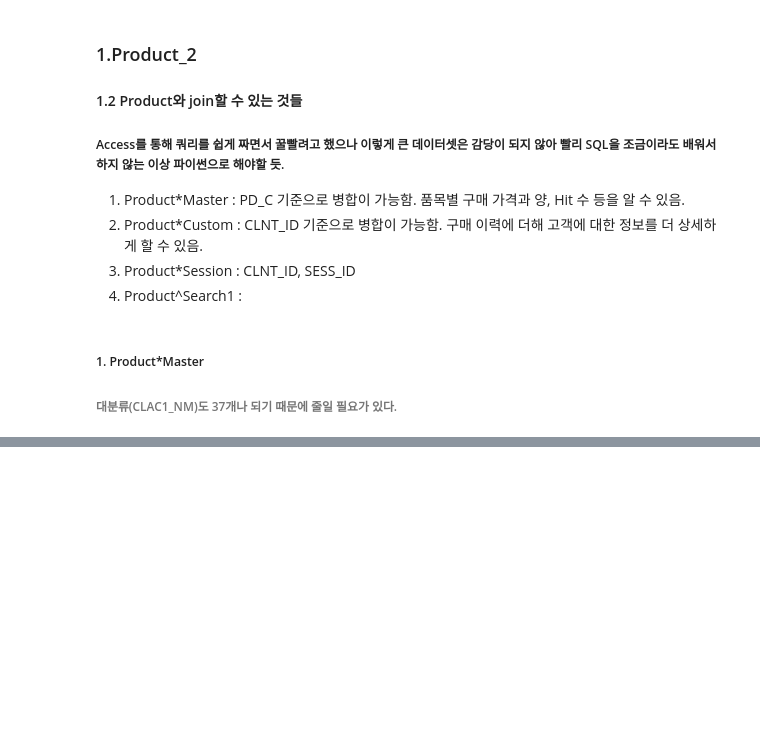
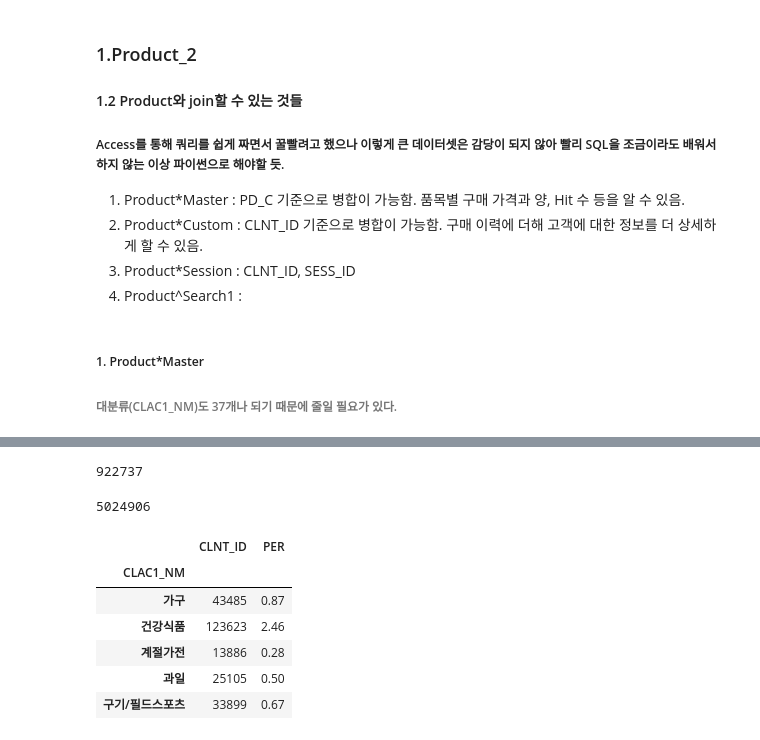
Before and after one commit to chldnjstjr/Lpoint, a Jupyter notebook: 1st_EDA.ipynb, the cells around one changed output, grey strips where cells are left out. Cells and saved outputs as stored; diff of their text form; code cells hidden in the pictures; blank space fills up the shorter version.

```diff
--- a/1st_EDA.ipynb
+++ b/1st_EDA.ipynb
@@ -111,0 +248,15 @@ p
+# %%
+len(prd['CLNT_ID'].unique()) #총 회원수 92만 2737명
+clntbyclac1['CLNT_ID'].sum() #본 데이터셋에서 총 구매 빈도(이력)은 502만 4906번
+clntbyclac1['PER'] =(clntbyclac1['CLNT_ID']/5024906)*100
+clntbyclac1.head()
+# %% [output]
+922737
+5024906
+|  | CLNT_ID | PER |
+| CLAC1_NM |  |  |
+| 가구 | 43485 | 0.87 |
+| 건강식품 | 123623 | 2.46 |
+| 계절가전 | 13886 | 0.28 |
+| 과일 | 25105 | 0.50 |
+| 구기/필드스포츠 | 33899 | 0.67 |
```
Also changed, not shown: parts of 18 cells of this notebook.
